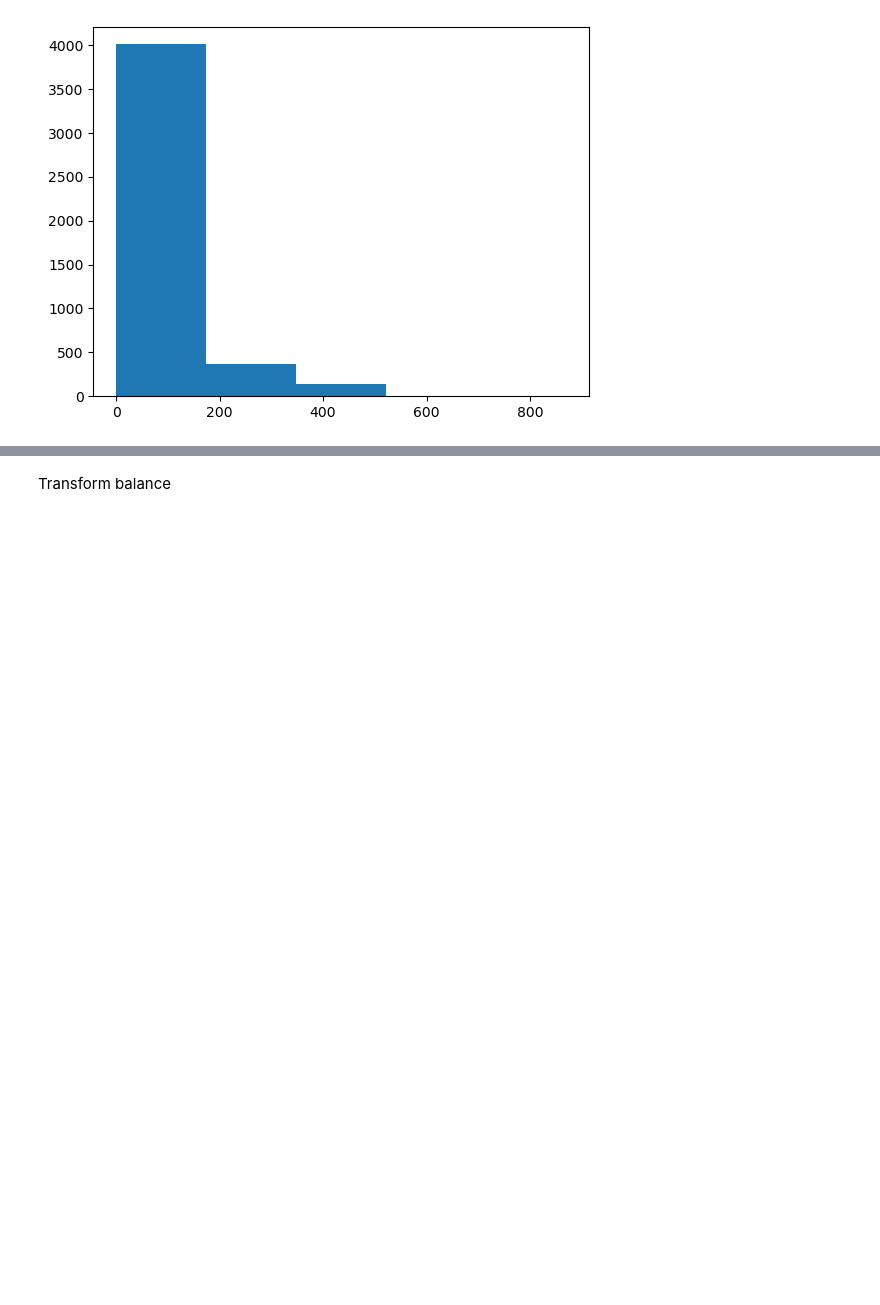
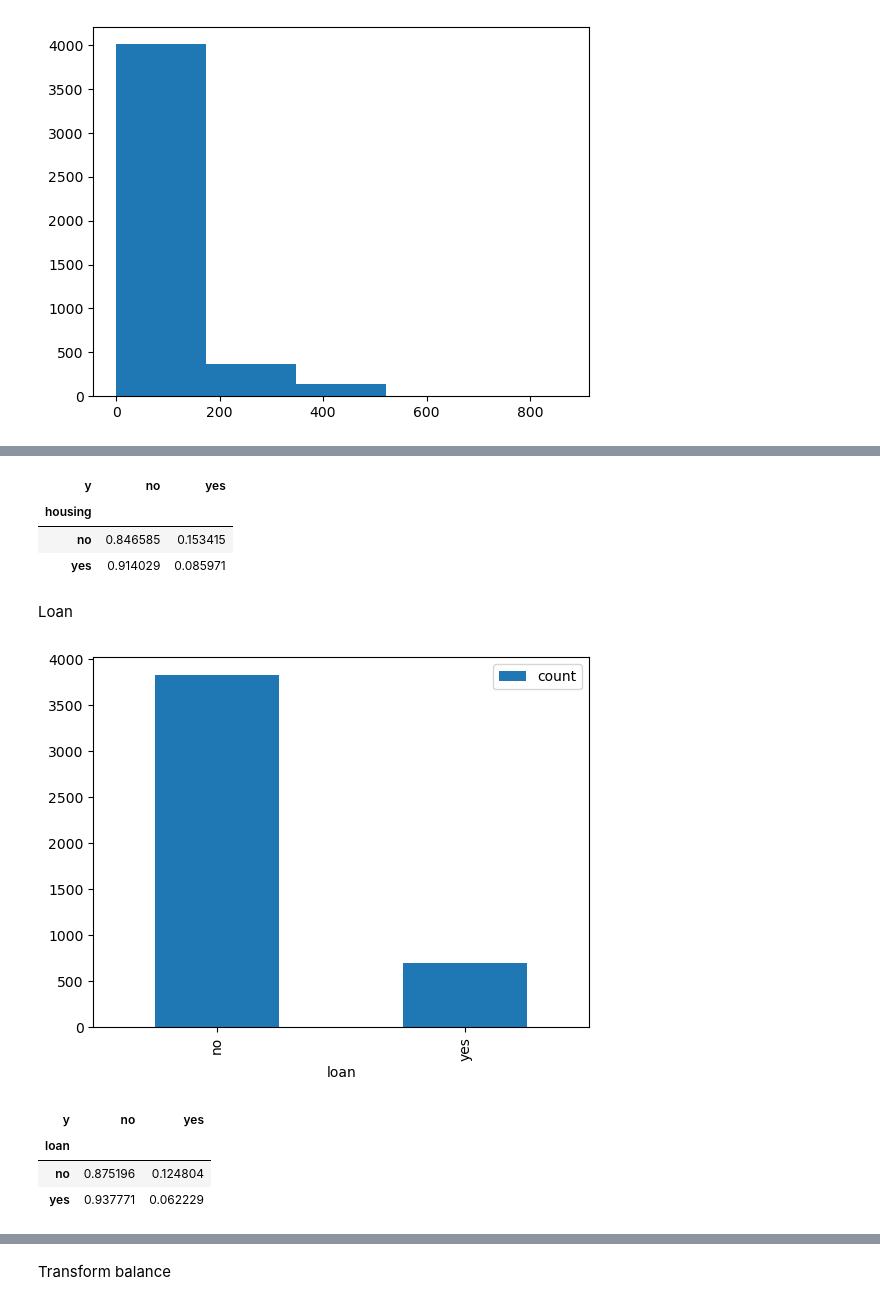
Before and after one commit to klmartin1998/spring2024-data622, a Jupyter notebook: assignments/assignment4/data622_final_project.ipynb, the cells around one changed output, grey strips where cells are left out. Drawn from its saved outputs; the diff is of its cells as text; code cells hidden in the pictures; blank space fills up the shorter version.

```diff
--- a/assignments/assignment4/data622_final_project.ipynb
+++ b/assignments/assignment4/data622_final_project.ipynb
@@ -103,0 +191,21 @@ import numpy as np
+# %%
+pd.crosstab(responses_raw['housing'], responses_raw['y'],normalize='index')
+# %% [output]
+| y | no | yes |
+| housing |  |  |
+| no | 0.846585 | 0.153415 |
+| yes | 0.914029 | 0.085971 |
+# %% [markdown]
+Loan
+# %%
+pd.DataFrame(data_copy['loan'].value_counts()).plot.bar()
+plt.show()
+# %% [output]
+[figure, added]
+# %%
+pd.crosstab(responses_raw['loan'], responses_raw['y'],normalize='index')
+# %% [output]
+| y | no | yes |
+| loan |  |  |
+| no | 0.875196 | 0.124804 |
+| yes | 0.937771 | 0.062229 |
```
Also changed, not shown: parts of 70 cells of this notebook.
